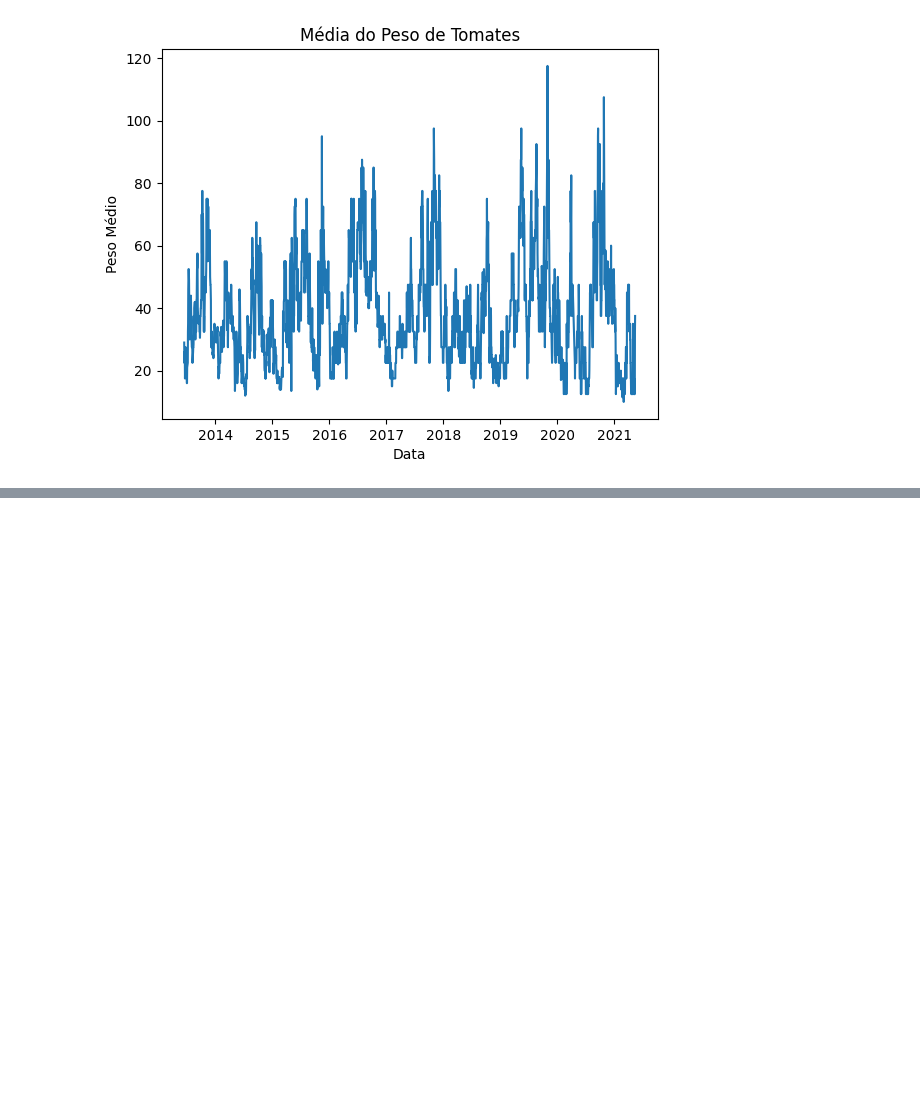
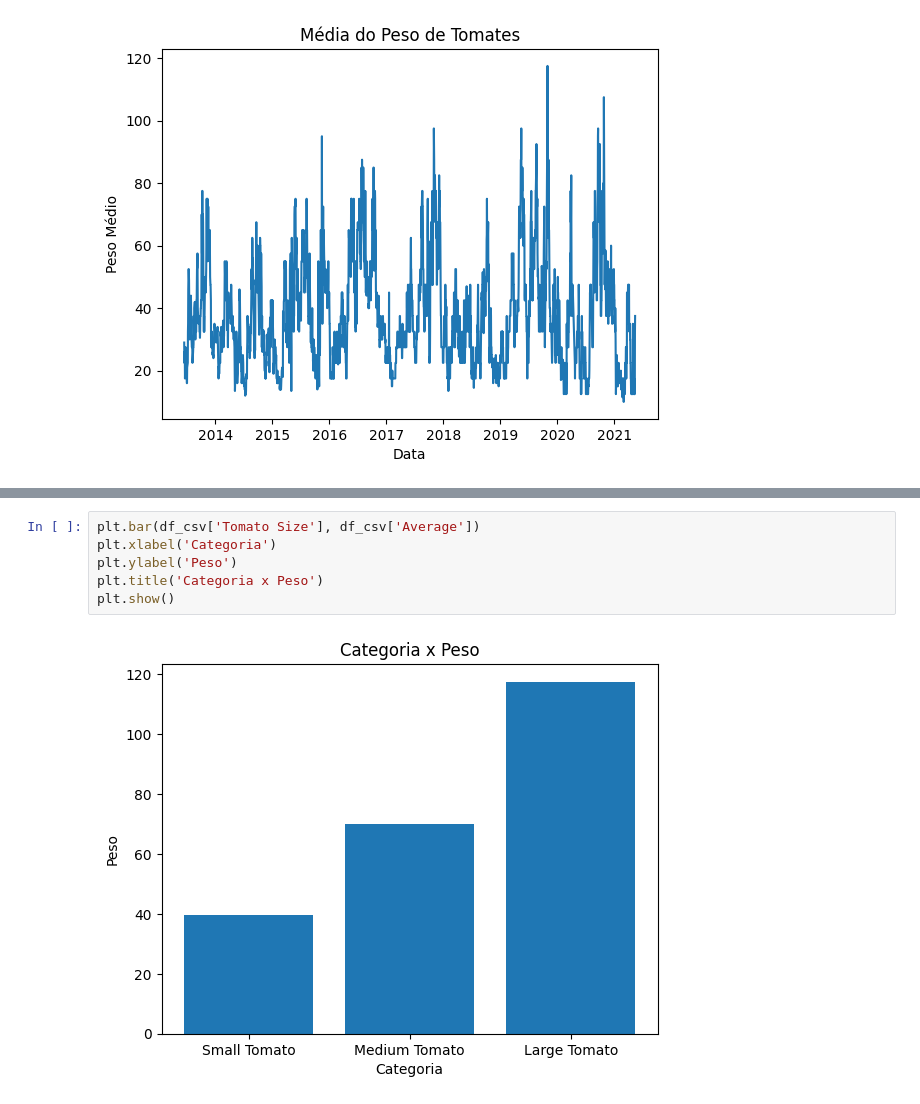
Before and after one commit to edupmon/fiap, a Jupyter notebook: pos-tech/data-analytics/fase-2/01-machine-learning-com-python/aula-1/primeiros-passos-ml.ipynb, the cells around one changed output, grey strips where cells are left out. Drawn from its saved outputs; the diff is of its cells as text; blank space fills up the shorter version.

```diff
--- a/pos-tech/data-analytics/fase-2/01-machine-learning-com-python/aula-1/primeiros-passos-ml.ipynb
+++ b/pos-tech/data-analytics/fase-2/01-machine-learning-com-python/aula-1/primeiros-passos-ml.ipynb
@@ -338,0 +356,8 @@ plt.show()
+# %%
+plt.bar(df_csv['Tomato Size'], df_csv['Average'])
+plt.xlabel('Categoria')
+plt.ylabel('Peso')
+plt.title('Categoria x Peso')
+plt.show()
+# %% [output]
+[figure, added]
```
Also changed, not shown: parts of 4 cells of this notebook.
